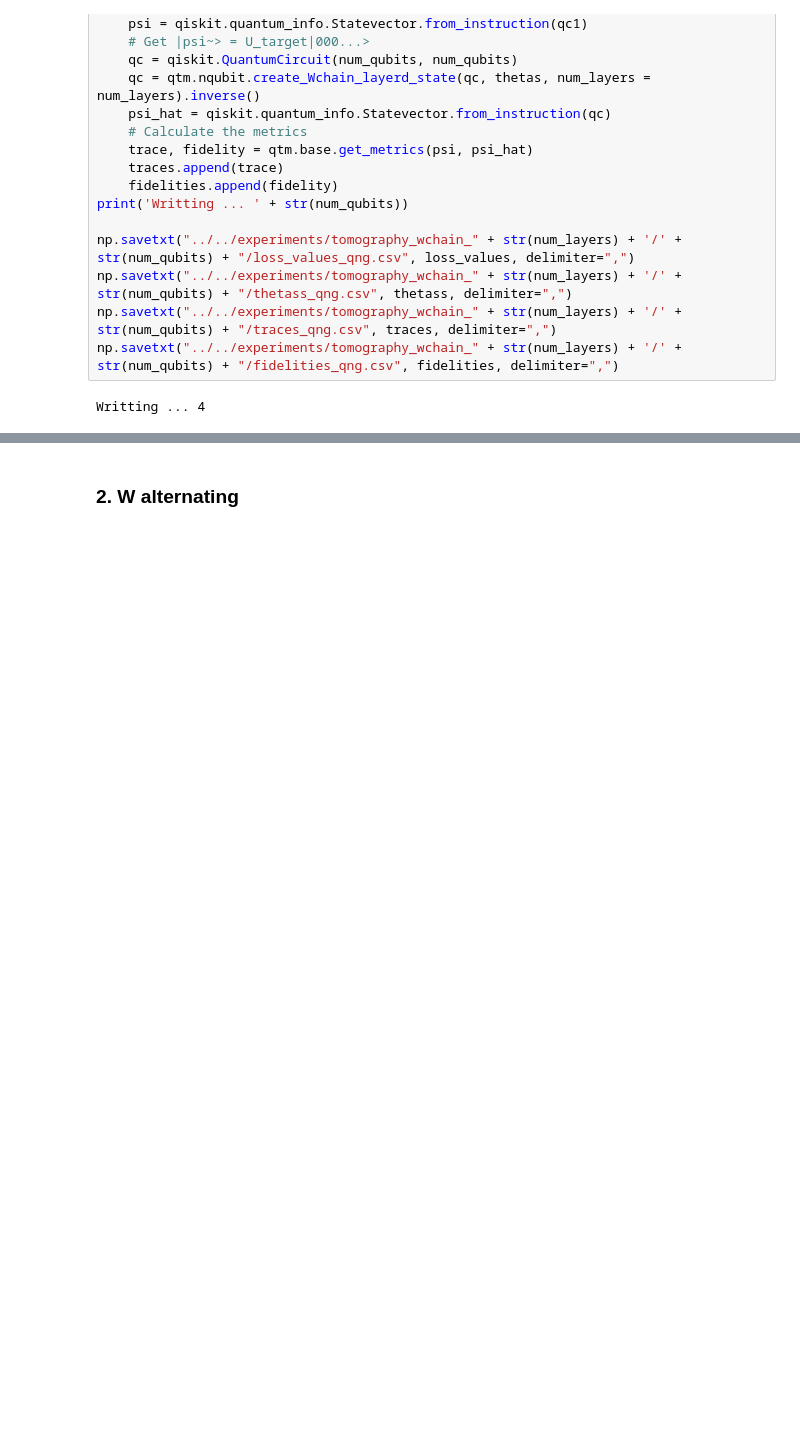
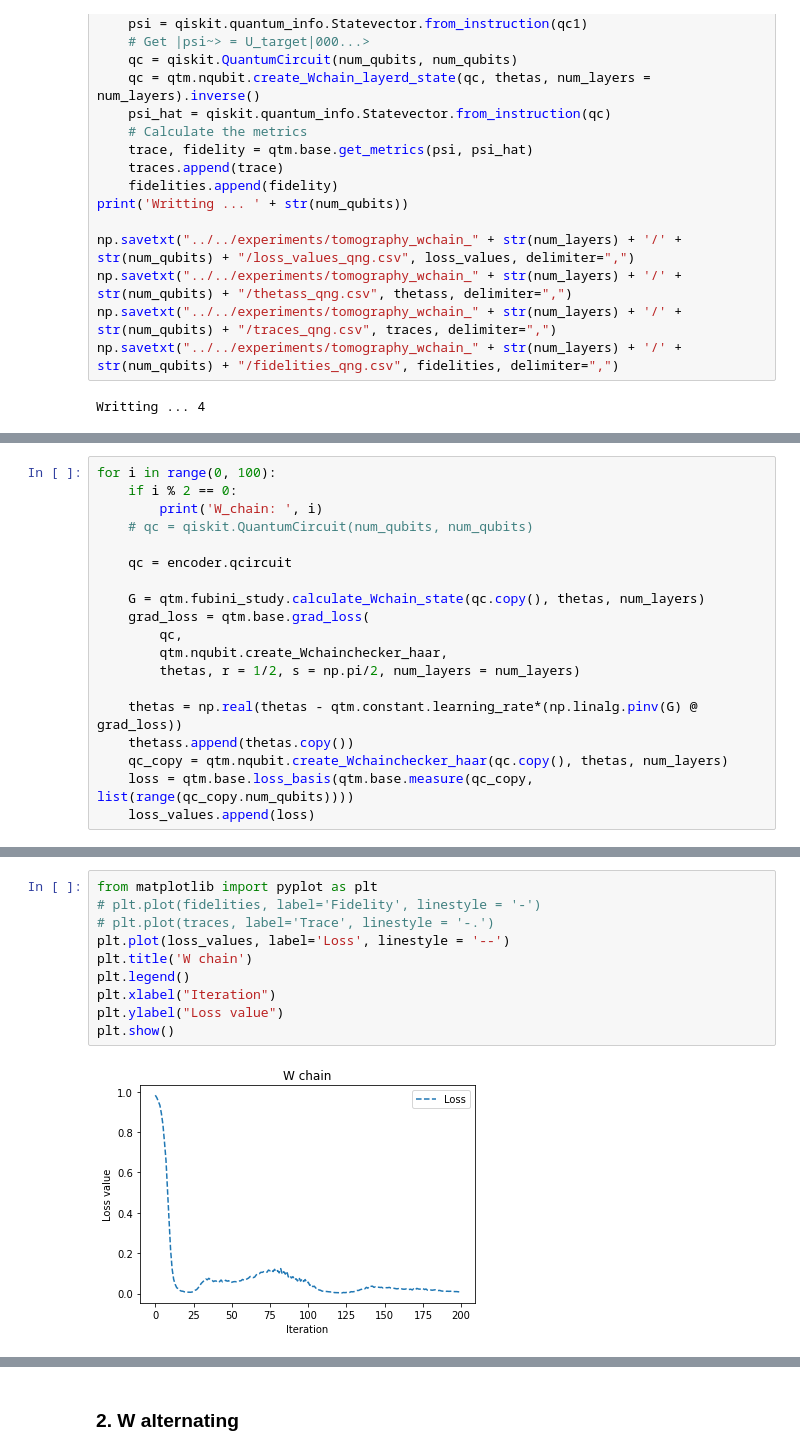
Before and after one commit to vutuanhai237/UC-VQA, a Jupyter notebook: codes/tomography/compare_W_QNG.ipynb, the cells around one changed output, grey strips where cells are left out. Cells and saved outputs as stored; diff of their text form; blank space fills up the shorter version.

```diff
--- a/codes/tomography/compare_W_QNG.ipynb
+++ b/codes/tomography/compare_W_QNG.ipynb
@@ -133,0 +113,19 @@ plt.show()
+# %%
+for i in range(0, 100):
+    if i % 2 == 0:
+        print('W_chain: ', i)
+    # qc = qiskit.QuantumCircuit(num_qubits, num_qubits)
+
+    qc = encoder.qcircuit
+
+    G = qtm.fubini_study.calculate_Wchain_state(qc.copy(), thetas, num_layers)
+    grad_loss = qtm.base.grad_loss(
+        qc,
+        qtm.nqubit.create_Wchainchecker_haar,
+        thetas, r = 1/2, s = np.pi/2, num_layers = num_layers)
+
+    thetas = np.real(thetas - qtm.constant.learning_rate*(np.linalg.pinv(G) @ grad_loss))
+    thetass.append(thetas.copy())
+    qc_copy = qtm.nqubit.create_Wchainchecker_haar(qc.copy(), thetas, num_layers)
+    loss = qtm.base.loss_basis(qtm.base.measure(qc_copy, list(range(qc_copy.num_qubits))))
+    loss_values.append(loss)
@@ -133,0 +150,12 @@ plt.show()
+# %%
+from matplotlib import pyplot as plt
+# plt.plot(fidelities, label='Fidelity', linestyle = '-')
+# plt.plot(traces, label='Trace', linestyle = '-.')
+plt.plot(loss_values, label='Loss', linestyle = '--')
+plt.title('W chain')
+plt.legend()
+plt.xlabel("Iteration")
+plt.ylabel("Loss value")
+plt.show()
+# %% [output]
+[figure, added]
```
Also changed, not shown: parts of 4 cells of this notebook, 6 other files.
